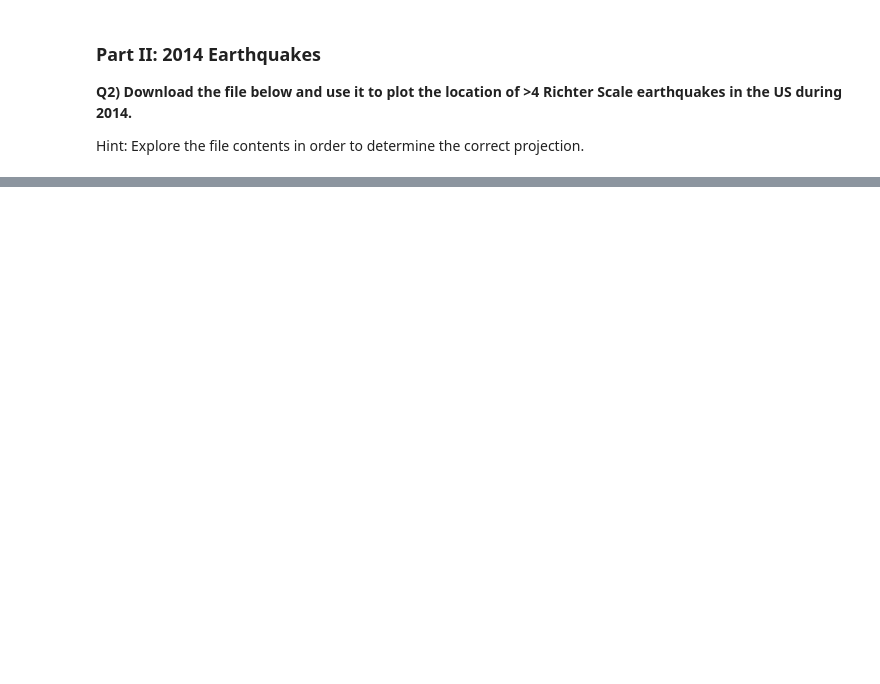
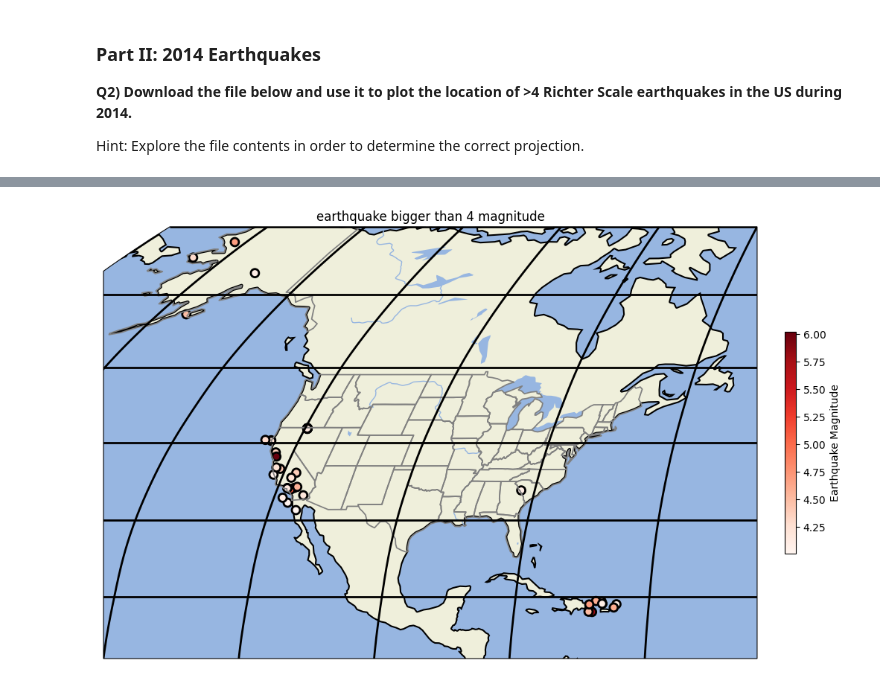
Before and after one commit to SamLutz/2023_Intro_Python, a Jupyter notebook: W2_S2.ipynb, the cells around one changed output, grey strips where cells are left out. Cells and saved outputs as stored; diff of their text form; code cells hidden in the pictures; blank space fills up the shorter version.

```diff
--- a/W2_S2.ipynb
+++ b/W2_S2.ipynb
@@ -224,26 +242,31 @@ usgs_2014_large = usgs_2014_nonan[usgs_2014_nonan['mag']>4]
 # %%
 fig,ax = plt.subplots(1,1,figsize=(12, 12),subplot_kw={'projection': ccrs.Robinson()})
 # The rest doesn't change:
 ax.set_extent([-140, -60, 12,70], ccrs.PlateCarree())
 
 ######################################################################################################################################################
 # Add Land, Ocean, Rivers, and State Lines
 # Hint: Land linewidth = 3; States: edgecolor='gray',linewidth=1.25; lakes/ocean/rivers: no change
 # Hint: https://matplotlib.org/stable/gallery/color/named_colors.html for the names of the colors available
 ######################################################################################################################################################
-____.add_feature(cartopy._____.____, edgecolor='____',linewidths=____)
-____.add_feature(cartopy._____.____)
-____.add_feature(cartopy._____.____)
-____.add_feature(cartopy._____.____)
-____.add_feature(cartopy._____.____,edgecolor='____',linewidth=____)
-____.gridlines(lw=____,color='____')
+ax.add_feature(cartopy.feature.LAND, edgecolor='k',linewidths=3)
+ax.add_feature(cartopy.feature.RIVERS)
+ax.add_feature(cartopy.feature.OCEAN)
+ax.add_feature(cartopy.feature.LAKES)
+ax.add_feature(cartopy.feature.STATES,edgecolor='gray',linewidth=1.25)
+ax.gridlines(lw=2,color='k')
 
 ######################################################################################################################################################
 # Add Scatter points for earthquake data
 # Hint: usgs_2014_large['longitude'] to access logitude data, usgs_2014_large['latitude'] to access latitude data, usgs_2014_large['mag'] to access Earthquake magnitudes
 # Hint: https://matplotlib.org/stable/gallery/color/named_colors.html for the names of the colors available
 ######################################################################################################################################################
-____ = ax.scatter(____,____,s=62,c=____,marker='o',cmap='____',edgecolors='____',linewidths=2, transform=____)
-plt.colorbar(____,ax=____,fraction=0.016, pad=0.04,label='____')
-ax.set_title('____')
+lon_earthquakes = usgs_2014_large['longitude']
+lat_earthquakes = usgs_2014_large['latitude']
+mag_earthquakes = usgs_2014_large['mag']
+scatter = ax.scatter(usgs_2014_large['longitude'], usgs_2014_large['latitude'],s=62,c=usgs_2014_large['mag'],marker='o',cmap='Reds',edgecolors='k',linewidths=2, transform=ccrs.PlateCarree())
+plt.colorbar(scatter,ax=ax,fraction=0.016, pad=0.04,label='Earthquake Magnitude')
+ax.set_title('earthquake bigger than 4 magnitude')
 plt.show()
+# %% [output]
+[figure, added]
```
Also changed, not shown: parts of 5 cells of this notebook.
